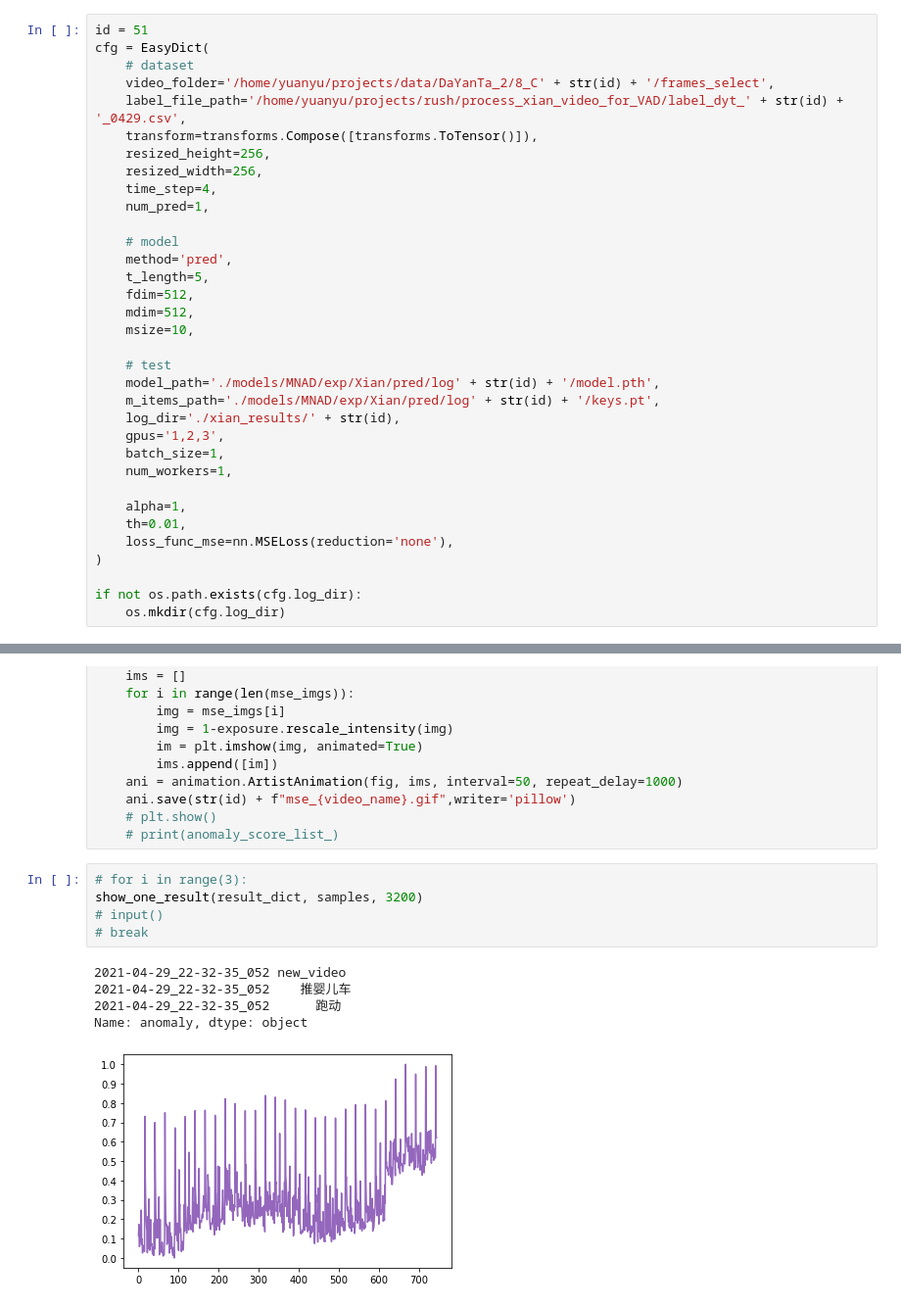
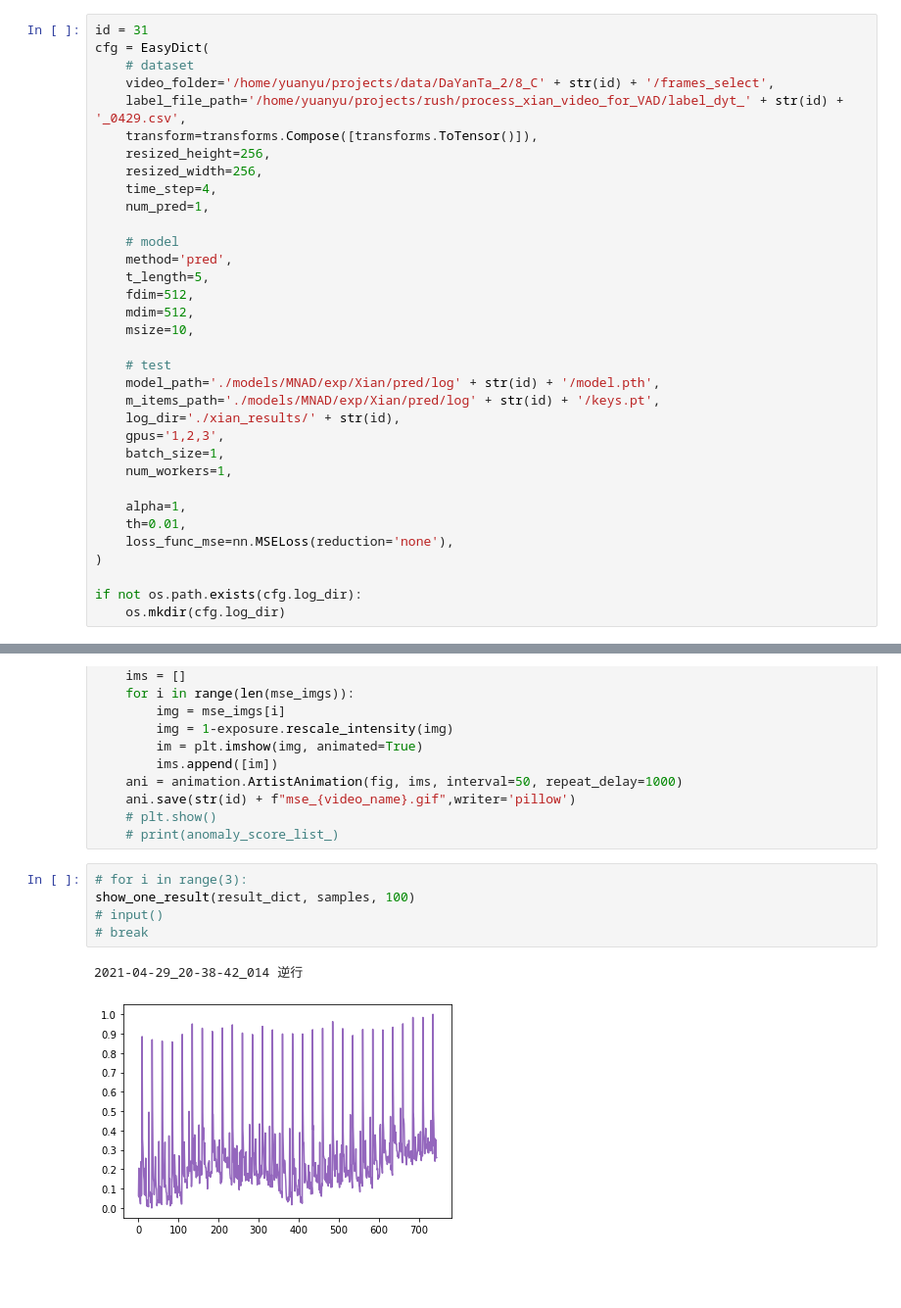
Before and after one commit to DecAngel/rush, a Jupyter notebook: process_xian_video_for_VAD/evaluate_xian.ipynb, the cells around one changed output, grey strips where cells are left out. Shown: that part at 98% size. Saved outputs shown, nothing was run; the diff lists cells and outputs as text; blank space fills up the shorter version.

```diff
--- a/process_xian_video_for_VAD/evaluate_xian.ipynb
+++ b/process_xian_video_for_VAD/evaluate_xian.ipynb
@@ -43,7 +43,7 @@ import urls
 # %% [markdown]
 ## 1 Set configs and environment
 # %%
-id = 51
+id = 31
 cfg = EasyDict(
     # dataset
     video_folder='/home/yuanyu/projects/data/DaYanTa_2/8_C' + str(id) + '/frames_select',
@@ -287,12 +287,9 @@ def show_one_result(result_dict: Dict[str, object], samples: List[str], idx: int
     # print(anomaly_score_list_)
 # %%
 # for i in range(3):
-show_one_result(result_dict, samples, 3200)
+show_one_result(result_dict, samples, 100)
 # input()
 # break
 # %% [output]
-2021-04-29_22-32-35_052 new_video
-2021-04-29_22-32-35_052    推婴儿车
-2021-04-29_22-32-35_052      跑动
-Name: anomaly, dtype: object
+2021-04-29_20-38-42_014 逆行
-[figure, old version]
+[figure, new version]
```
Also changed, not shown: parts of 8 cells of this notebook, 2 other files.
